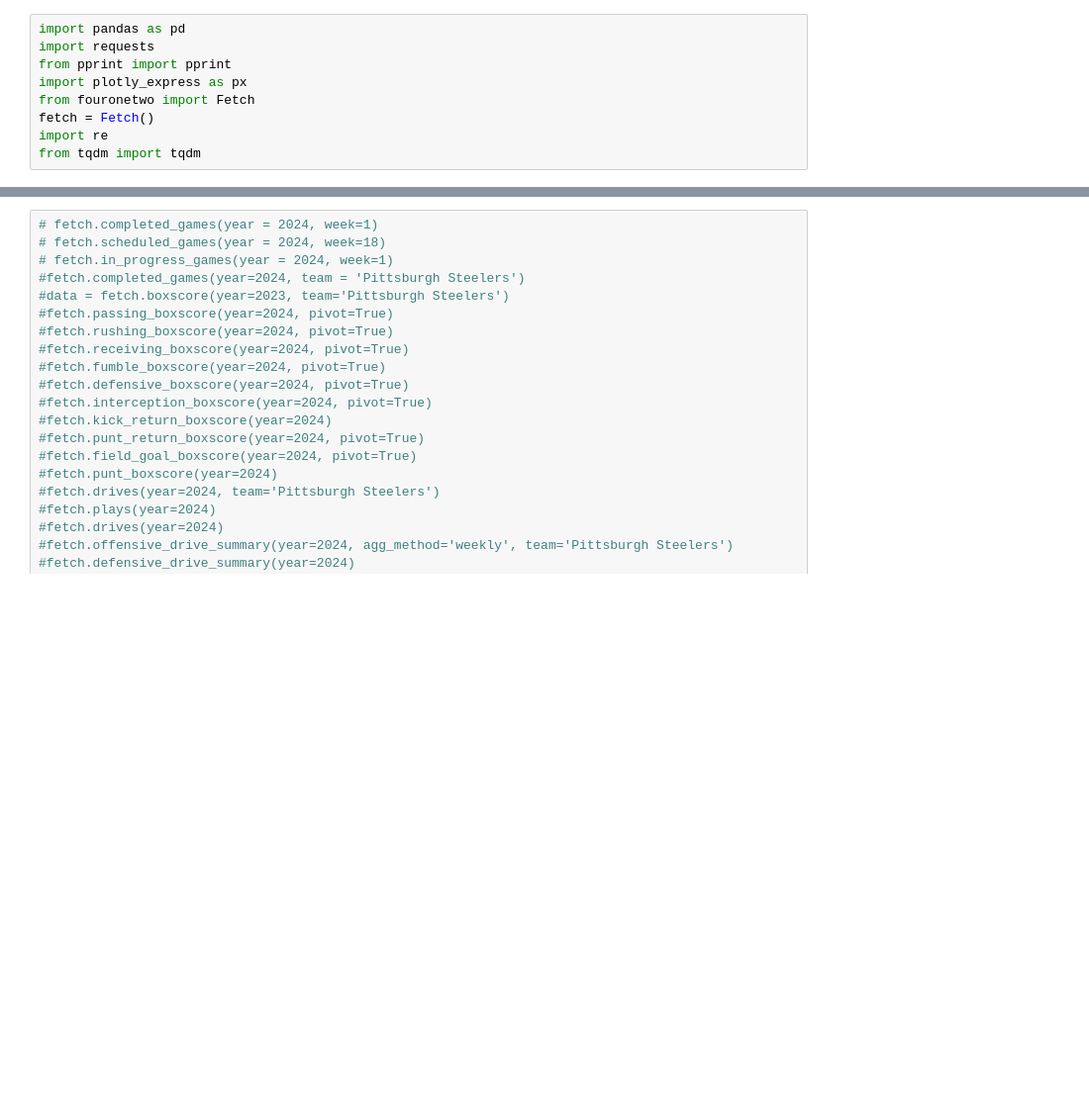
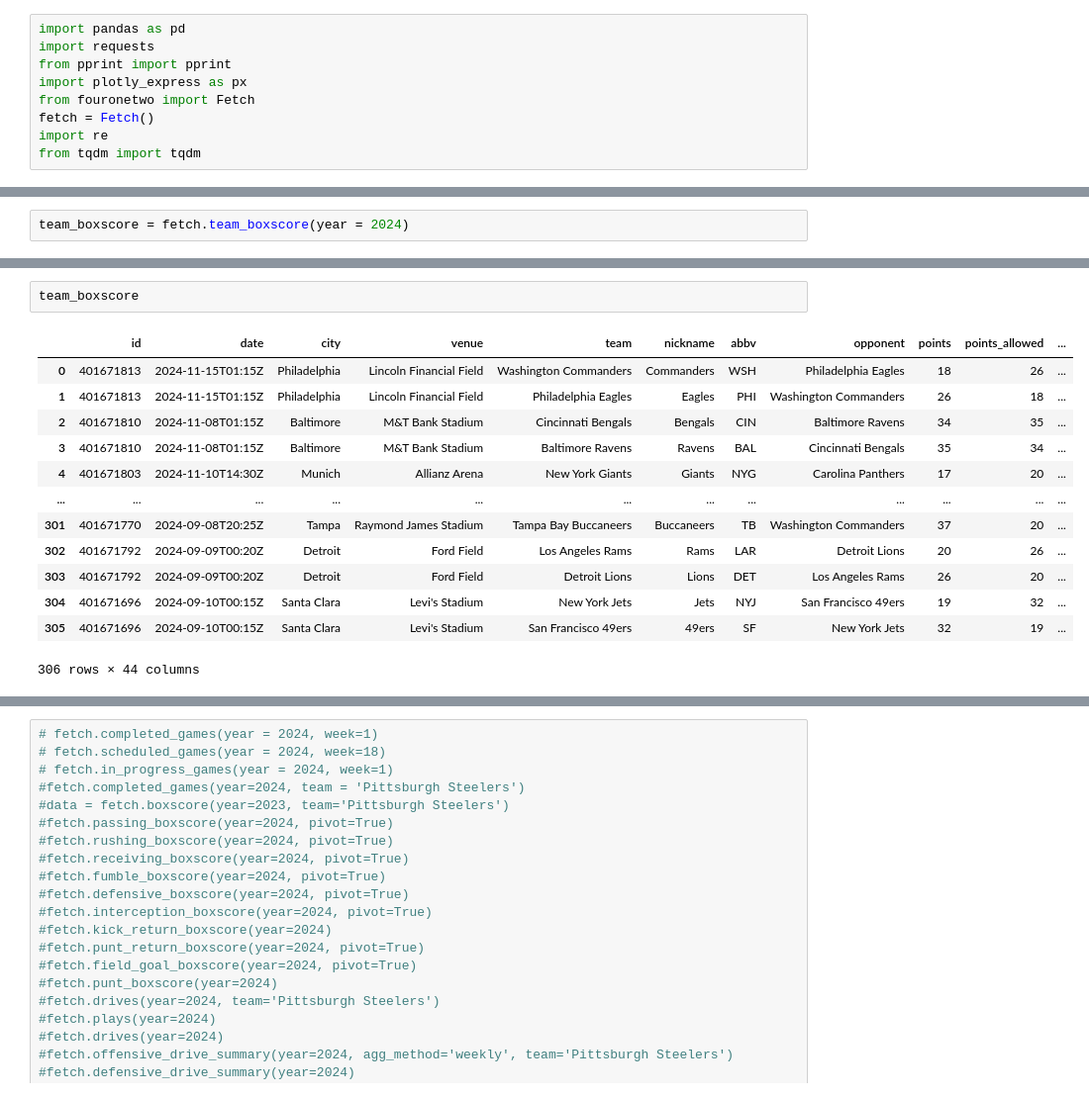
Before and after one commit to ajpaladi/412analytics, a Jupyter notebook: fouronetwo_testing.ipynb, the cells around one changed output, grey strips where cells are left out. Shown: that part at 99% size. Saved outputs shown, nothing was run; the diff lists cells and outputs as text; blank space fills up the shorter version.

```diff
--- a/fouronetwo_testing.ipynb
+++ b/fouronetwo_testing.ipynb
@@ -9,0 +87,2 @@ from tqdm import tqdm
+# %%
+team_boxscore = fetch.team_boxscore(year = 2024)
@@ -9,0 +109,16 @@ from tqdm import tqdm
+# %%
+team_boxscore
+# %% [output]
+|  | id | date | city | venue | team | nickname | abbv | opponent | points | points_allowed | ... |
+| 0 | 401671813 | 2024-11-15T01:15Z | Philadelphia | Lincoln Financial Field | Washington Commanders | Commanders | WSH | Philadelphia Eagles | 18 | 26 | ... |
+| 1 | 401671813 | 2024-11-15T01:15Z | Philadelphia | Lincoln Financial Field | Philadelphia Eagles | Eagles | PHI | Washington Commanders | 26 | 18 | ... |
+| 2 | 401671810 | 2024-11-08T01:15Z | Baltimore | M&T Bank Stadium | Cincinnati Bengals | Bengals | CIN | Baltimore Ravens | 34 | 35 | ... |
+| 3 | 401671810 | 2024-11-08T01:15Z | Baltimore | M&T Bank Stadium | Baltimore Ravens | Ravens | BAL | Cincinnati Bengals | 35 | 34 | ... |
+| 4 | 401671803 | 2024-11-10T14:30Z | Munich | Allianz Arena | New York Giants | Giants | NYG | Carolina Panthers | 17 | 20 | ... |
+| ... | ... | ... | ... | ... | ... | ... | ... | ... | ... | ... | ... |
+| 301 | 401671770 | 2024-09-08T20:25Z | Tampa | Raymond James Stadium | Tampa Bay Buccaneers | Buccaneers | TB | Washington Commanders | 37 | 20 | ... |
+| 302 | 401671792 | 2024-09-09T00:20Z | Detroit | Ford Field | Los Angeles Rams | Rams | LAR | Detroit Lions | 20 | 26 | ... |
+| 303 | 401671792 | 2024-09-09T00:20Z | Detroit | Ford Field | Detroit Lions | Lions | DET | Los Angeles Rams | 26 | 20 | ... |
+| 304 | 401671696 | 2024-09-10T00:15Z | Santa Clara | Levi's Stadium | New York Jets | Jets | NYJ | San Francisco 49ers | 19 | 32 | ... |
+| 305 | 401671696 | 2024-09-10T00:15Z | Santa Clara | Levi's Stadium | San Francisco 49ers | 49ers | SF | New York Jets | 32 | 19 | ... |
+306 rows × 44 columns
```
Also changed, not shown: parts of 22 cells of this notebook, 6 other files.
